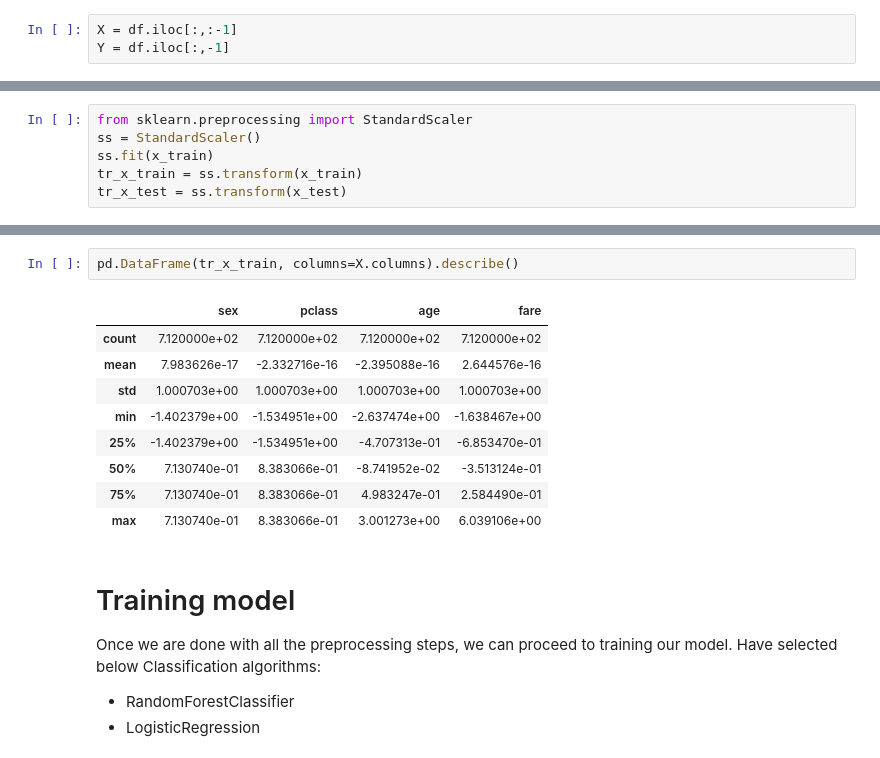
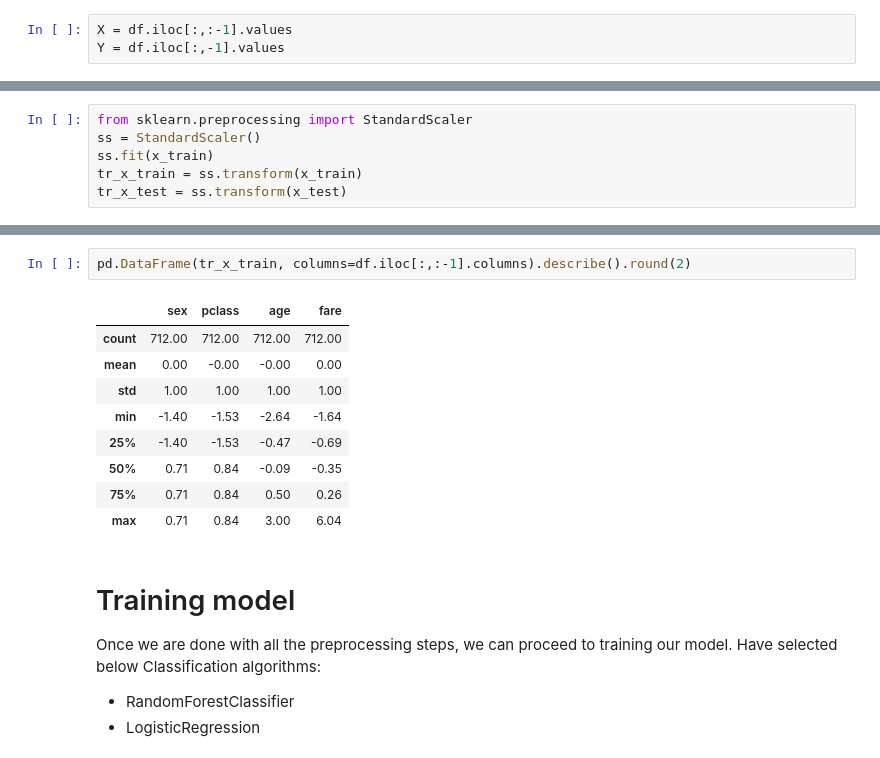
Before and after one commit to Jaiprakash91194/Titanic_Survival_Prediction, a Jupyter notebook: Titanic_Survival_Prediction.ipynb, the cells around one changed output, grey strips where cells are left out. Cells and saved outputs as stored; diff of their text form.

```diff
--- a/Titanic_Survival_Prediction.ipynb
+++ b/Titanic_Survival_Prediction.ipynb
@@ -258,8 +259,8 @@ df.drop(["age_boxcox", "fare_squareroot"], axis=1, inplace=True)
 # %% [markdown]
 #Convert the dataset into Input & Output
 # %%
-X = df.iloc[:,:-1]
-Y = df.iloc[:,-1]
+X = df.iloc[:,:-1].values
+Y = df.iloc[:,-1].values
 # %% [markdown]
 #Split the datasets into Train and test for training our model.
 # %%
@@ -276,15 +285,15 @@ tr_x_test = ss.transform(x_test)
 # %%
-pd.DataFrame(tr_x_train, columns=X.columns).describe()
+pd.DataFrame(tr_x_train, columns=df.iloc[:,:-1].columns).describe().round(2)
 # %% [output]
 |  | sex | pclass | age | fare |
-| count | 7.120000e+02 | 7.120000e+02 | 7.120000e+02 | 7.120000e+02 |
-| mean | 7.983626e-17 | -2.332716e-16 | -2.395088e-16 | 2.644576e-16 |
-| std | 1.000703e+00 | 1.000703e+00 | 1.000703e+00 | 1.000703e+00 |
-| min | -1.402379e+00 | -1.534951e+00 | -2.637474e+00 | -1.638467e+00 |
-| 25% | -1.402379e+00 | -1.534951e+00 | -4.707313e-01 | -6.853470e-01 |
-| 50% | 7.130740e-01 | 8.383066e-01 | -8.741952e-02 | -3.513124e-01 |
-| 75% | 7.130740e-01 | 8.383066e-01 | 4.983247e-01 | 2.584490e-01 |
-| max | 7.130740e-01 | 8.383066e-01 | 3.001273e+00 | 6.039106e+00 |
+| count | 712.00 | 712.00 | 712.00 | 712.00 |
+| mean | 0.00 | -0.00 | -0.00 | 0.00 |
+| std | 1.00 | 1.00 | 1.00 | 1.00 |
+| min | -1.40 | -1.53 | -2.64 | -1.64 |
+| 25% | -1.40 | -1.53 | -0.47 | -0.69 |
+| 50% | 0.71 | 0.84 | -0.09 | -0.35 |
+| 75% | 0.71 | 0.84 | 0.50 | 0.26 |
+| max | 0.71 | 0.84 | 3.00 | 6.04 |
 # %% [markdown]
 # Training model
 Once we are done with all the preprocessing steps, we can proceed to training our model. Have selected below Classification algorithms:
```
Also changed, not shown: parts of 16 cells of this notebook, 2 other files.
